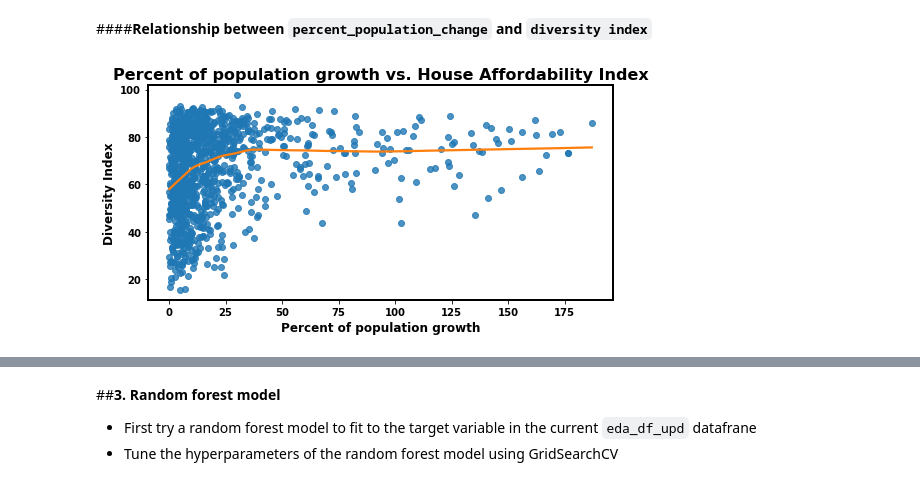
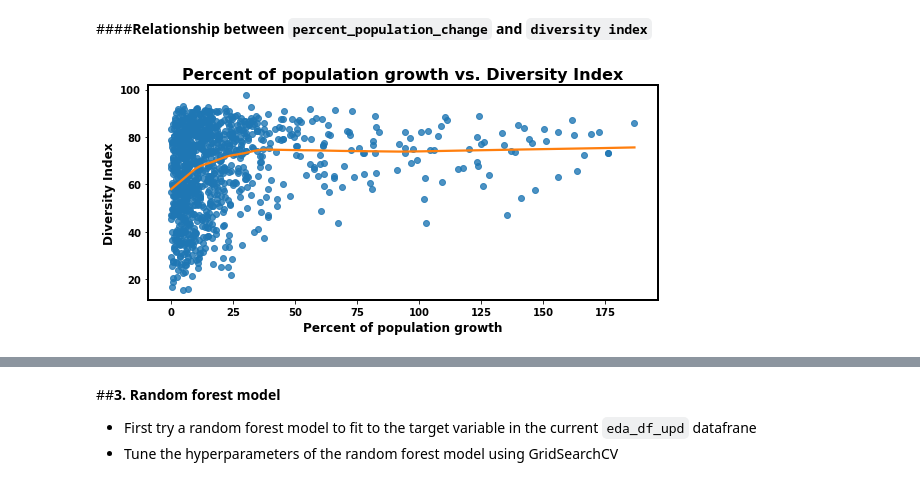
Before and after one commit to jiashenyue/ca-wui-pop-increase, a Jupyter notebook: analysis_notebook.ipynb, the cells around one changed output, grey strips where cells are left out. Saved outputs shown, nothing was run; the diff lists cells and outputs as text; code cells hidden in the pictures.

```diff
--- a/analysis_notebook.ipynb
+++ b/analysis_notebook.ipynb
@@ -793,8 +795,8 @@ scatter_plot(eda_df_upd, x=target_val,y='hai',
 ####**Relationship between `percent_population_change` and `diversity index`**
 # %%
 scatter_plot(eda_df_upd, x=target_val,y='diversity_index',
-            tit_lab = 'Percent of population growth vs. House Affordability Index',
+            tit_lab = 'Percent of population growth vs. Diversity Index',
              x_lab = 'Percent of population growth',
              y_lab = 'Diversity Index')
 # %% [output]
-[figure, old version]
+[figure, new version]
```
Also changed, not shown: parts of 25 cells of this notebook.
